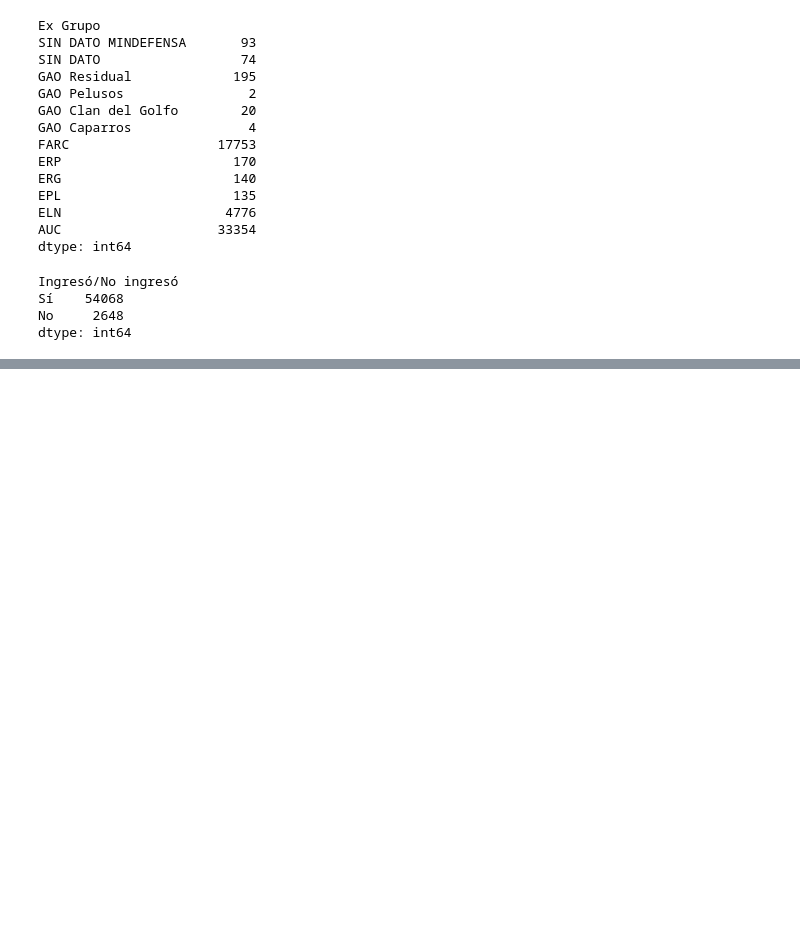
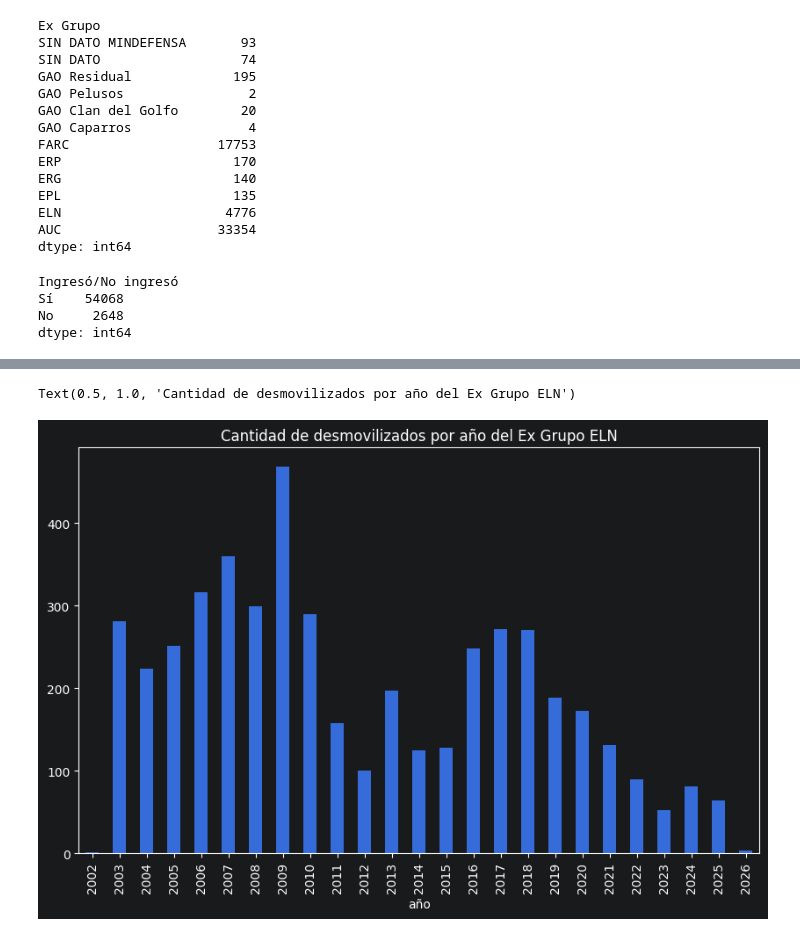
Before and after one commit to Yursksf1/Datos_que_cuentan_historias_2026, a Jupyter notebook: code/desmovilizadas.ipynb, the cells around one changed output, grey strips where cells are left out. Saved outputs shown, nothing was run; the diff lists cells and outputs as text; code cells hidden in the pictures; blank space fills up the shorter version.

```diff
--- a/code/desmovilizadas.ipynb
+++ b/code/desmovilizadas.ipynb
@@ -148,0 +206,5 @@ df[(df['genero'] == 'Muerto') & (df['rangoedad'] == 'Menor de 18 años')].shape[
+# %%
+df_eln = df[
+    (df['Ex Grupo'] == 'ELN')
+]
+df_eln.groupby('año').size().sort_index(ascending=False)
@@ -148,0 +229,7 @@ df[(df['genero'] == 'Muerto') & (df['rangoedad'] == 'Menor de 18 años')].shape[
+# %%
+plt.figure(figsize=(10, 6))
+df_eln.groupby('año').size().sort_index(ascending=True).plot(kind='bar', x='año', y='count')
+plt.title('Cantidad de desmovilizados por año del Ex Grupo ELN')
+# %% [output]
+Text(0.5, 1.0, 'Cantidad de desmovilizados por año del Ex Grupo ELN')
+[figure, added]
```
Also changed, not shown: parts of 17 cells of this notebook, 1 other file.
